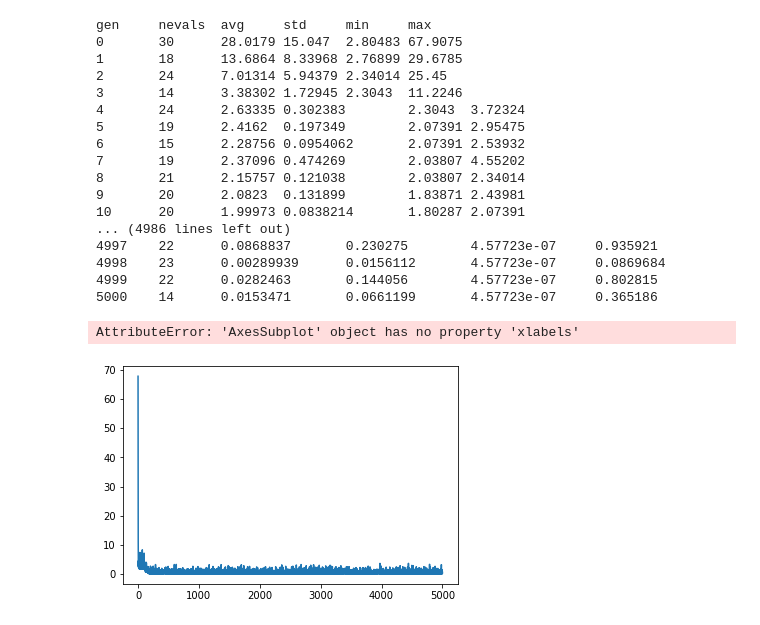
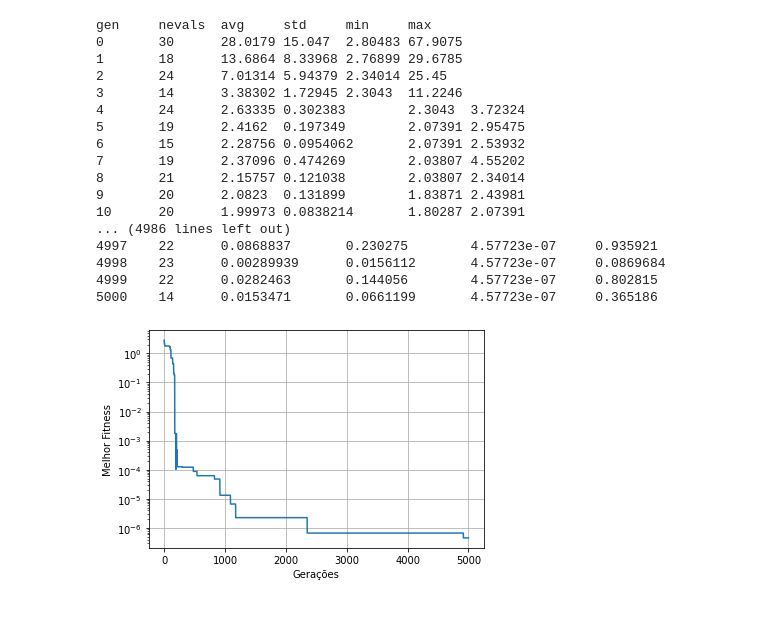
Before and after one commit to fabioafreitas/Computacao_Evolutiva, a Jupyter notebook: Atividades/ga_sphere/ga_sphere.ipynb, the cells around one changed output. Cells and saved outputs as stored; diff of their text form; code cells hidden in the pictures.

```diff
--- a/Atividades/ga_sphere/ga_sphere.ipynb
+++ b/Atividades/ga_sphere/ga_sphere.ipynb
@@ -48,34 +48,33 @@ if __name__ == '__main__':
     results = main()
 
     gen = results[1].select('gen')
 
-    best_per_gen = results[1].select('max')
+    best_per_gen = results[1].select('min')
 
     t = gen
     s = best_per_gen
     fig, ax = plt.subplots()
     ax.plot(t,s)
     ax.set(xlabel='Gerações', ylabel='Melhor Fitness')
     ax.grid()
-
+    plt.yscale('log')
     plt.show()
 # %% [output]
 gen     nevals  avg     std     min     max
 0       30      28.0179 15.047  2.80483 67.9075
 1       18      13.6864 8.33968 2.76899 29.6785
 2       24      7.01314 5.94379 2.34014 25.45
 3       14      3.38302 1.72945 2.3043  11.2246
 4       24      2.63335 0.302383        2.3043  3.72324
 5       19      2.4162  0.197349        2.07391 2.95475
 6       15      2.28756 0.0954062       2.07391 2.53932
 7       19      2.37096 0.474269        2.03807 4.55202
 8       21      2.15757 0.121038        2.03807 2.34014
 9       20      2.0823  0.131899        1.83871 2.43981
 10      20      1.99973 0.0838214       1.80287 2.07391
 ... (4986 lines left out)
 4997    22      0.0868837       0.230275        4.57723e-07     0.935921
 4998    23      0.00289939      0.0156112       4.57723e-07     0.0869684
 4999    22      0.0282463       0.144056        4.57723e-07     0.802815
 5000    14      0.0153471       0.0661199       4.57723e-07     0.365186
-AttributeError: 'AxesSubplot' object has no property 'xlabels'
-[figure, old version]
+[figure, new version]
```
Also changed, not shown: parts of 1 cell of this notebook, 6 other files.
